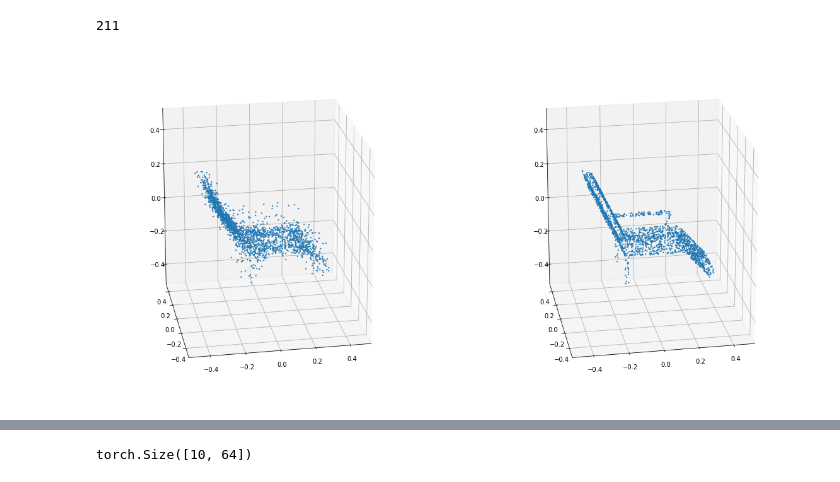
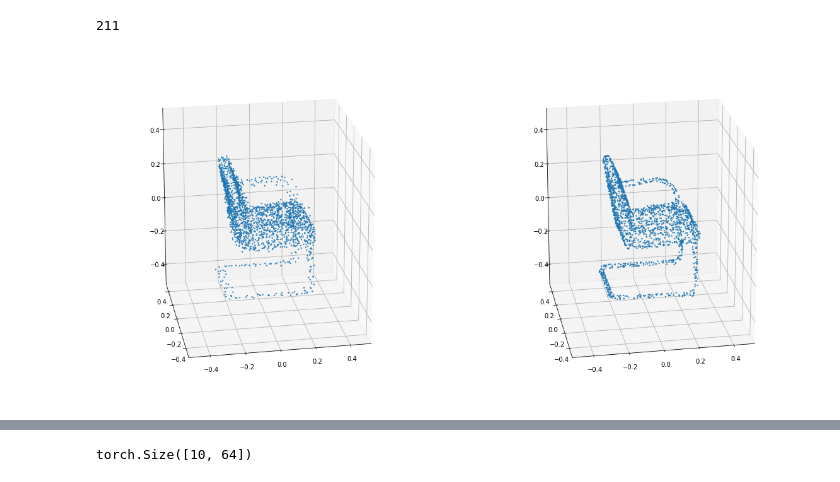
Before and after one commit to RaminHasibi/pointCloudAE, a Jupyter notebook: eval_VAE.ipynb, the cells around one changed output, grey strips where cells are left out. Cells and saved outputs as stored; diff of their text form; code cells hidden in the pictures.

```diff
--- a/eval_VAE.ipynb
+++ b/eval_VAE.ipynb
@@ -16,7 +16,7 @@ device = torch.device('cuda')
 model = Net().to(device)
 test_loader = DataLoader(
     dataset, batch_size=batch_size, shuffle=False, num_workers=1)
-model.load_state_dict(torch.load('saved_models/pointVAECh40.pt',map_location=device))
+model.load_state_dict(torch.load('saved_models/pointVAECh400.pt',map_location=device))
 # %% [output]
 <All keys matched successfully>
 # %%
@@ -77,16 +77,16 @@ def plot_3d_point_cloud(x, y, z, show=True, show_axis=True, in_u_sphere=False, m
 # %%
 fig = plt.figure(figsize=(20,10))
 ax_pred = fig.add_subplot(121, projection='3d')
 ax_true = fig.add_subplot(122, projection='3d')
-num = 1
+num = 300
 plot_3d_point_cloud(gen_data['pred'][num][:,0],
                     gen_data['pred'][num][:,1],
                     gen_data['pred'][num][:,2], in_u_sphere=True,axis=ax_pred,show=False);
 plot_3d_point_cloud(gen_data['true'][num][:,0],
                     gen_data['true'][num][:,1],
                     gen_data['true'][num][:,2], in_u_sphere=True,axis=ax_true,show=False);
 # %% [output]
-[figure, old version]
+[figure, new version]
 # %%
 num_samples = 10
 rand_norm = torch.randn(num_samples, encode_dim).to(device)
```
Also changed, not shown: parts of 1 cell of this notebook, 2 other files.
